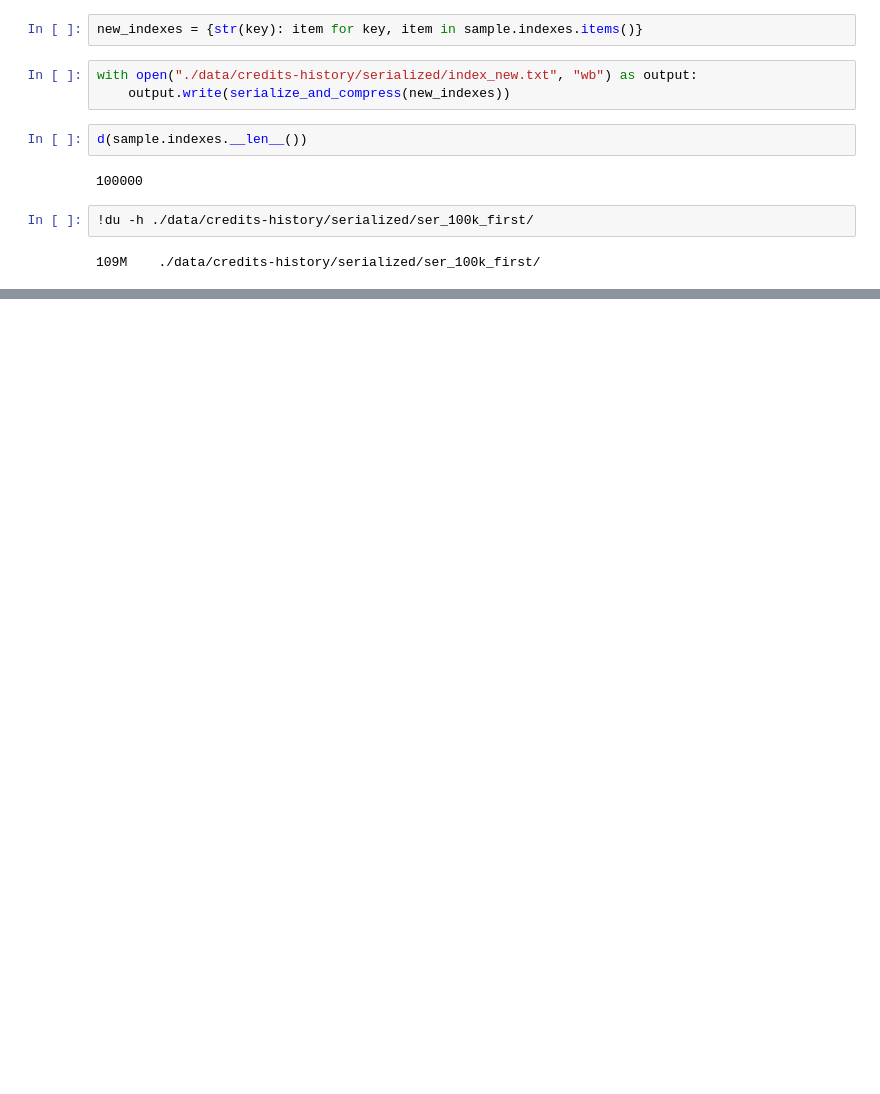
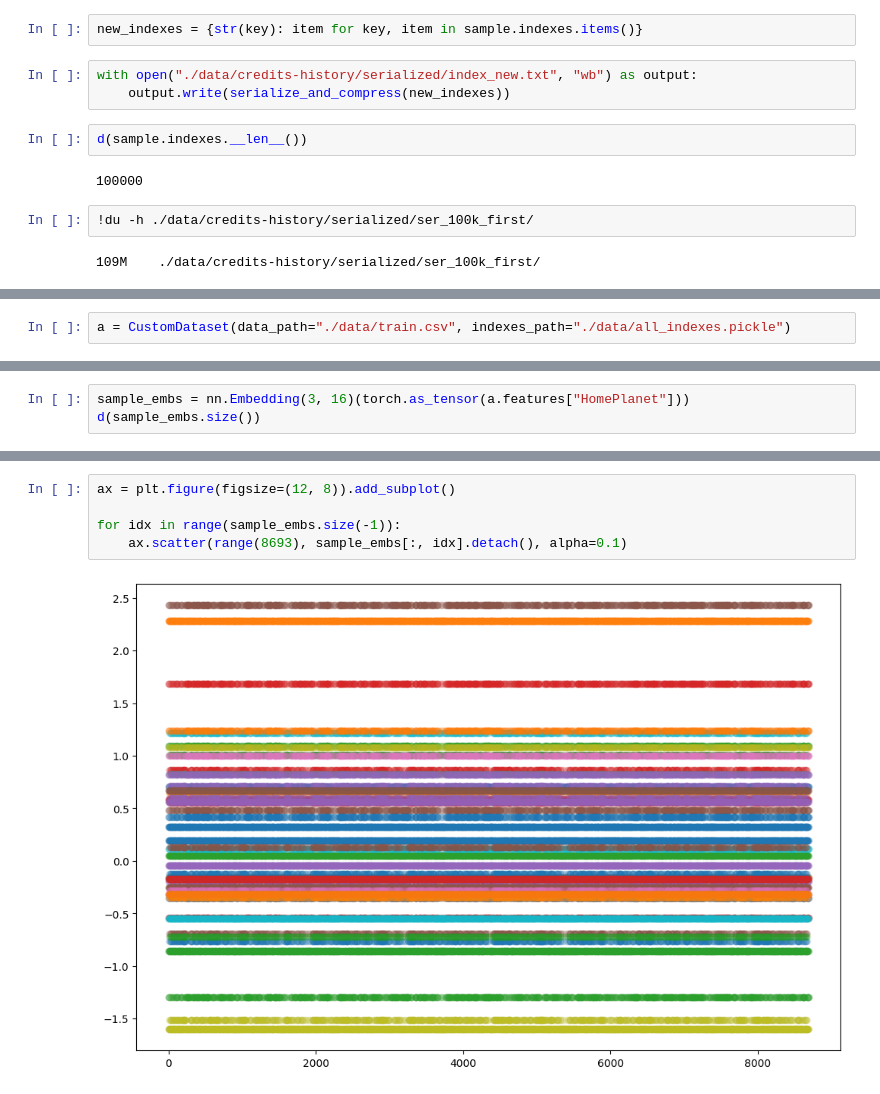
Before and after one commit to Monfin/LHT_credits-history, a Jupyter notebook: LHT_tests.ipynb, the cells around one changed output, grey strips where cells are left out. Cells and saved outputs as stored; diff of their text form; blank space fills up the shorter version.

```diff
--- a/LHT_tests.ipynb
+++ b/LHT_tests.ipynb
@@ -443,0 +879,2 @@ d(sample.indexes.__len__())
+# %%
+a = CustomDataset(data_path="./data/train.csv", indexes_path="./data/all_indexes.pickle")
@@ -443,0 +991,3 @@ d(sample.indexes.__len__())
+# %%
+sample_embs = nn.Embedding(3, 16)(torch.as_tensor(a.features["HomePlanet"]))
+d(sample_embs.size())
@@ -443,0 +1011,7 @@ d(sample.indexes.__len__())
+# %%
+ax = plt.figure(figsize=(12, 8)).add_subplot()
+
+for idx in range(sample_embs.size(-1)):
+    ax.scatter(range(8693), sample_embs[:, idx].detach(), alpha=0.1)
+# %% [output]
+[figure, added]
```
Also changed, not shown: parts of 71 cells of this notebook, 34 other files.
